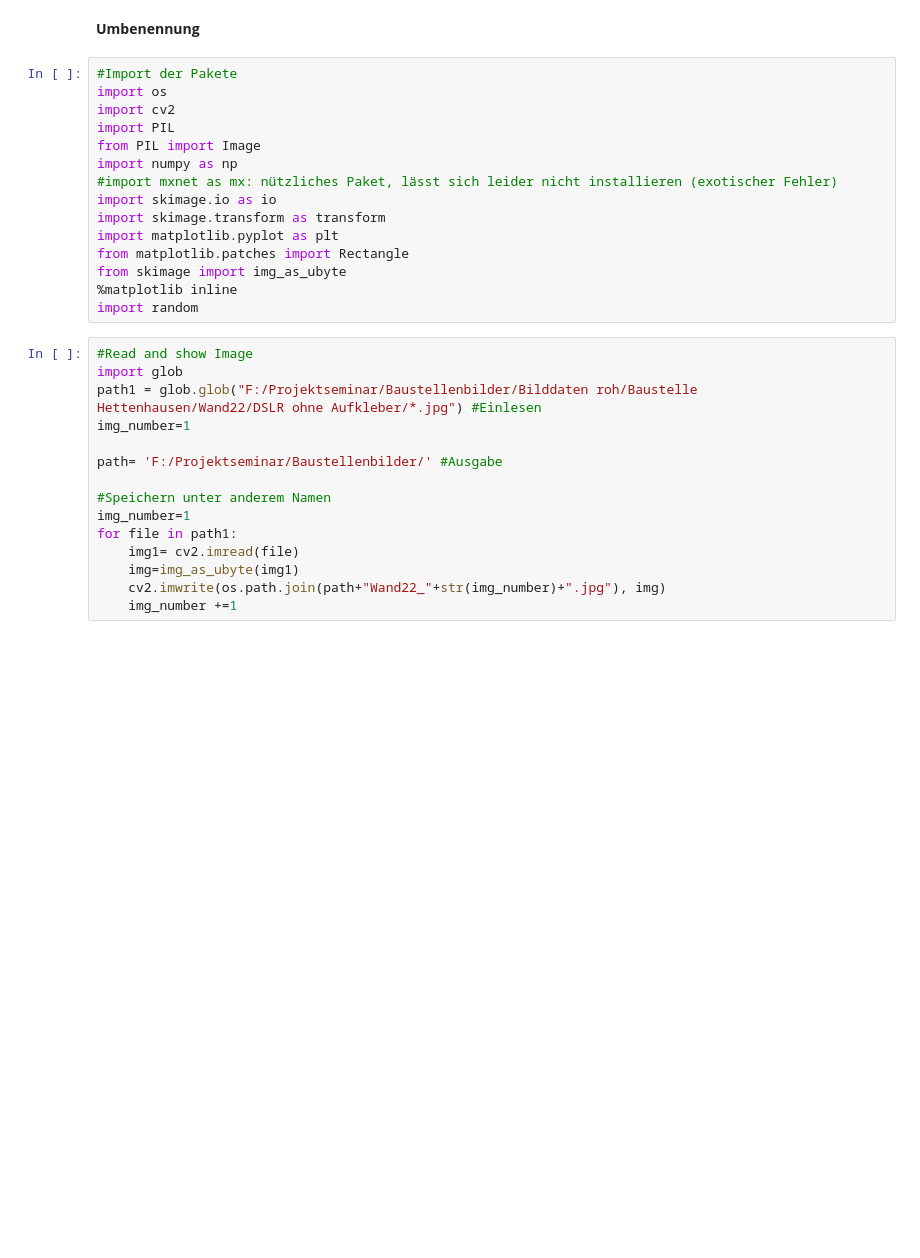
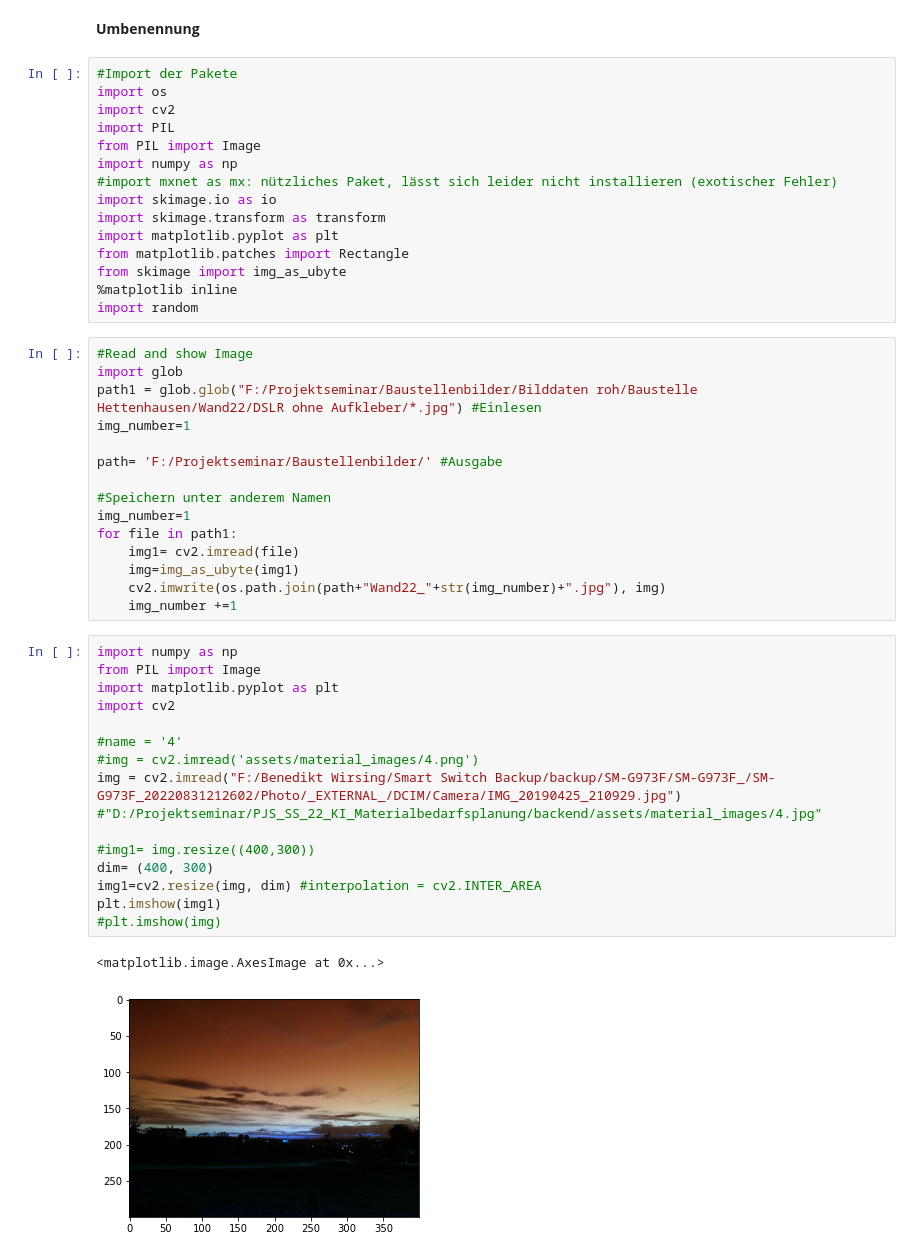
Before and after one commit to jmu-informationsystemsgroup/PJS_SS_22_KI_Materialbedarfsplanung, a Jupyter notebook: synthetic_data/Namensänderung.ipynb, the cells around one changed output. Drawn from its saved outputs; the diff is of its cells as text; blank space fills up the shorter version.

Commit message:
Resize funktioniert

```diff
--- a/synthetic_data/Namensänderung.ipynb
+++ b/synthetic_data/Namensänderung.ipynb
@@ -30,3 +30,21 @@ for file in path1:
     img=img_as_ubyte(img1)
     cv2.imwrite(os.path.join(path+"Wand22_"+str(img_number)+".jpg"), img)
     img_number +=1
+# %%
+import numpy as np
+from PIL import Image
+import matplotlib.pyplot as plt
+import cv2
+
+#name = '4'
+#img = cv2.imread('assets/material_images/4.png')
+img = cv2.imread("F:/Benedikt Wirsing/Smart Switch Backup/backup/SM-G973F/SM-G973F_/SM-G973F_20220831212602/Photo/_EXTERNAL_/DCIM/Camera/IMG_20190425_210929.jpg") #"D:/Projektseminar/PJS_SS_22_KI_Materialbedarfsplanung/backend/assets/material_images/4.jpg"
+
+#img1= img.resize((400,300))
+dim= (400, 300)
+img1=cv2.resize(img, dim) #interpolation = cv2.INTER_AREA
+plt.imshow(img1)
+#plt.imshow(img)
+# %% [output]
+<matplotlib.image.AxesImage at 0x...>
+[figure, added]
```
Also changed, not shown: 3 other files.
